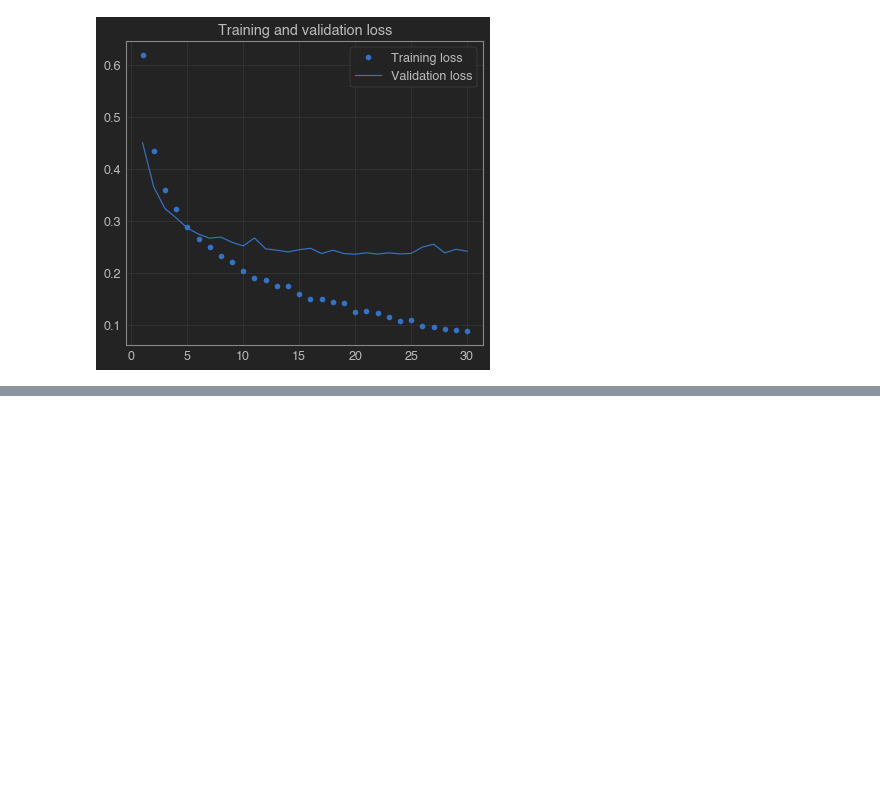
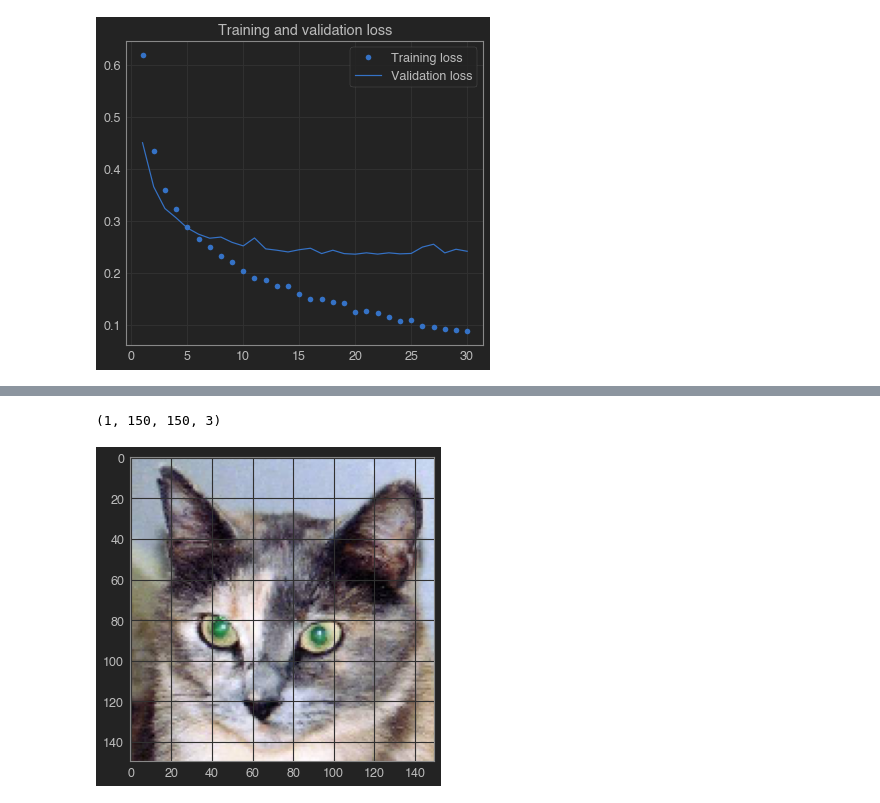
Before and after one commit to Ken-Alviola/deep_learning_practice, a Jupyter notebook: Dogs_vs_cats.ipynb, the cells around one changed output, grey strips where cells are left out. Drawn from its saved outputs; the diff is of its cells as text; code cells hidden in the pictures; blank space fills up the shorter version.

Commit message:
adding visualizing what convnets learn

```diff
--- a/Dogs_vs_cats.ipynb
+++ b/Dogs_vs_cats.ipynb
@@ -455,0 +478,17 @@ plt.show()
+# %%
+img_path = '/Users/ken/deep_learning_practice/cats_and_dogs_small/test/cats/cat.1700.jpg'
+# %%
+img = image.load_img(img_path, target_size=(150,150))
+img_tensor = image.img_to_array(img)
+img_tensor = np.expand_dims(img_tensor, axis=0)
+img_tensor /= 255.
+
+# Its shape is (1,150,150,3)
+print(img_tensor.shape)
+# %% [output]
+(1, 150, 150, 3)
+# %%
+plt.imshow(img_tensor[0])
+plt.show()
+# %% [output]
+[figure, added]
```
Also changed, not shown: parts of 2 cells of this notebook.
